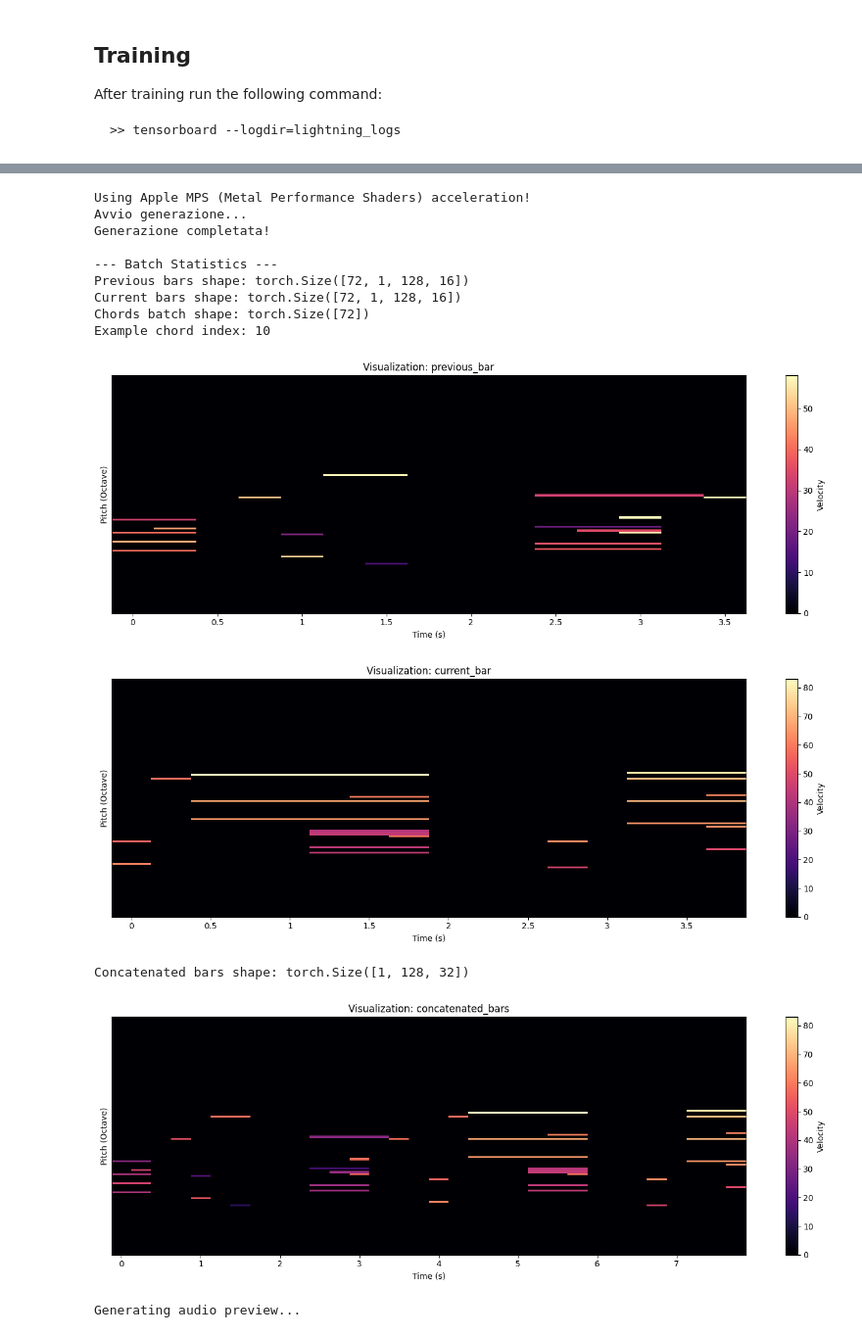
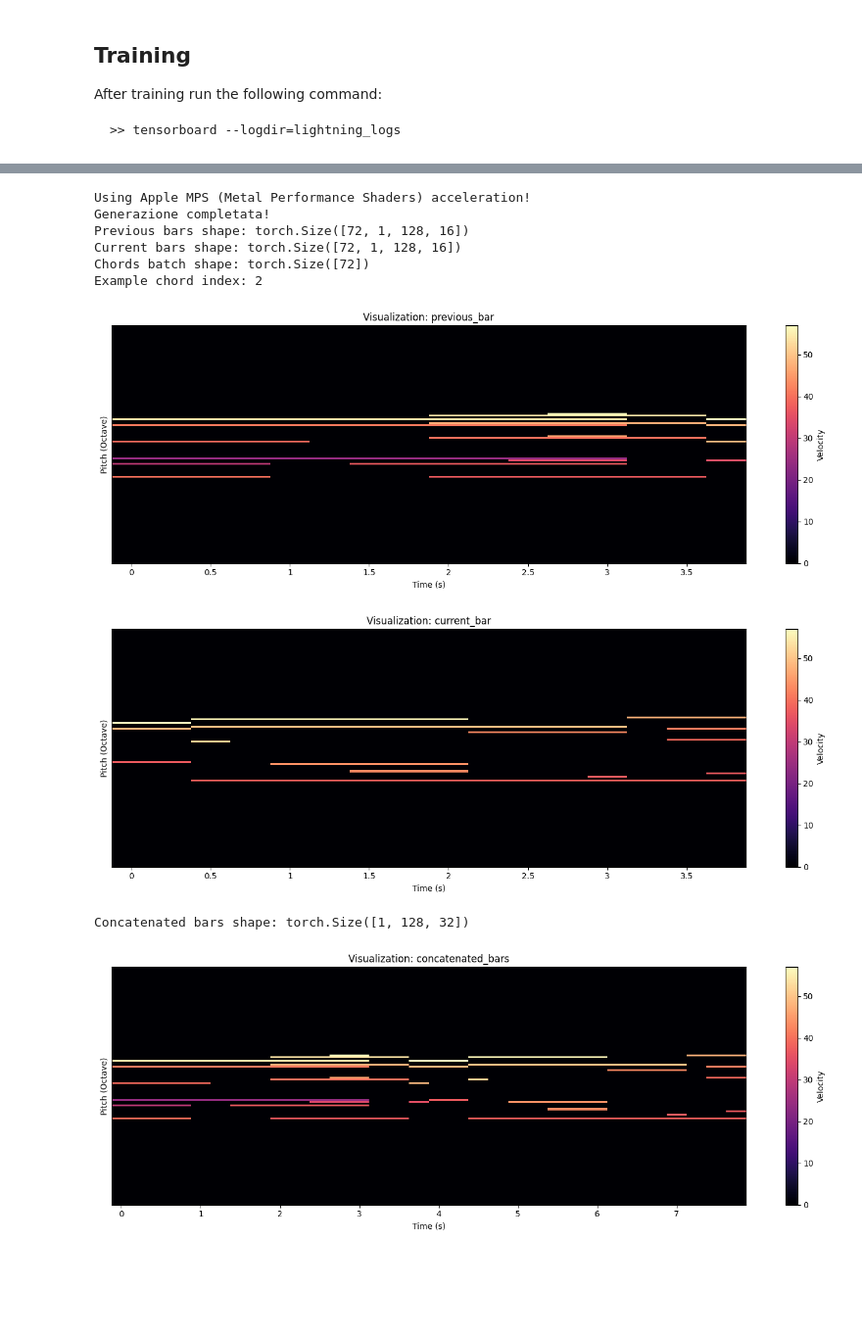
Before and after one commit to Andre1372/NNDL-project, a Jupyter notebook: notebooks/main_training.ipynb, the cells around one changed output, grey strips where cells are left out. Shown at 98% size. Drawn from its saved outputs; the diff is of its cells as text; code cells hidden in the pictures; blank space fills up the shorter version.

```diff
--- a/notebooks/main_training.ipynb
+++ b/notebooks/main_training.ipynb
@@ -101,20 +101,18 @@ checkpoint_callback = pl.callbacks.ModelCheckpoint(
 )
 
 # Configurazione Early Stopping
-'''
 early_stopping_callback = pl.callbacks.EarlyStopping(
     monitor='g_loss',
     patience=5,
     mode='min',
     verbose=True
 )
-'''
 
 trainer = LightningTrainer(
-    max_epochs=8,
+    max_epochs=2,
     accelerator='auto',
     checkpoint_callback=checkpoint_callback,
-    #early_stopping_callback=early_stopping_callback,
+    early_stopping_callback=None,
     enable_logging=True,
     experiment_name='pianogan_working_test'
 )
@@ -144,8 +142,4 @@ Starting Training...
 # %%
-import torch
-import IPython.display
-import numpy as np
-
 # Rilevamento automatico del device
 device = torch.device("cuda" if torch.cuda.is_available() else "cpu")
 
@@ -157,99 +151,73 @@ else:
     print(f"Using device: {device}")
 
 # Sposta il modello sul device corretto
-# Assicurati che 'model' sia definito in una cella precedente
 model.to(device)
 
 # --- Ora procedi con la generazione ---
 model.eval()
 
-# Prepara i dati di test (dal validation loader)
-# Nota: prev e chord devono essere spostati sul device per il modello
-try:
-    prev, curr, chord = next(iter(val_loader))
-except NameError:
-    # Fallback se val_loader non è definito, usiamo train_loader
-    prev, curr, chord = next(iter(train_loader))
+# Prepara i dati di test
+prev, curr, chord = next(iter(val_loader))
 
+# IMPORTANTE: Anche i tensori di input devono andare sullo stesso device!
 prev = prev.to(device)
 chord = chord.to(device)
-# Generiamo rumore random sullo stesso device
 noise = torch.randn(prev.size(0), 100, device=device)
 
 # Genera
-print("Avvio generazione...")
 with torch.no_grad():
     generated_music = model(noise, prev, chord)
 
 print("Generazione completata!")
 
-# --- VISUALIZZAZIONE ---
-# Estrai un nuovo batch dal train_loader per visualizzare i dati originali
-# (O usa le variabili 'prev'/'curr' di sopra se vuoi vedere quelle)
-prev_bar_batch, current_bar_batch, chord_idx_batch = next(iter(train_loader))
+# Visualize a sample from the DataLoader
+# Estrai un batch
 
-print("\n--- Batch Statistics ---")
-print("Previous bars shape:", prev_bar_batch.shape)
-print("Current bars shape:", current_bar_batch.shape)
-print("Chords batch shape:", chord_idx_batch.shape)
-print(f"Example chord index: {chord_idx_batch[1].item()}")
+prev_bar, current_bar, chord_idx = next(iter(train_loader))
 
-# --- VISUALIZATION: PREVIOUS BAR ---
-# Selezioniamo l'indice [1] come nel tuo esempio originale
-# Usiamo .cpu() per sicurezza e .numpy()
-prev_data = prev_bar_batch[1].squeeze().cpu().numpy() * 100
-prev_pm = piano_roll_to_pretty_midi(prev_data, fs=4)
+print("Previous bars shape:", prev_bar.shape)
+print("Current bars shape:", current_bar.shape)
+print("Chords batch shape:", chord_idx.shape)
+print(f"Example chord index: {chord_idx[0].item()}") # Stampa l'indice dell'accordo del primo campione
 
+# ho usato il codice di main_preprocessing per la visualizzazione
+
+# forse andava normalizzato (lasciato al lettore per esercizio XD)
+prev_pm = piano_roll_to_pretty_midi(prev_bar[1].squeeze().numpy()*100, fs=4)
 display_prettymidi(
     prev_pm,
     fs=4,
     title=f"Visualization: previous_bar"
 )
-
-# --- VISUALIZATION: CURRENT BAR ---
-current_data = current_bar_batch[1].squeeze().cpu().numpy() * 100
-current_pm = piano_roll_to_pretty_midi(current_data, fs=4)
-
+current_pm = piano_roll_to_pretty_midi(current_bar[1].squeeze().numpy()*100, fs=4)
 display_prettymidi(
     current_pm,
     fs=4,
     title=f"Visualization: current_bar"
 )
 
-# --- VISUALIZATION: CONCATENATED ---
-# Concateniamo lungo l'asse temporale.
-# Assumendo shape (Pitch, Time), concateniamo su dim=1.
-# Se sono tensori PyTorch:
-concatenated_bars = torch.cat((prev_bar_batch[1], current_bar_batch[1]), dim=-1) # dim=-1 è l'ultima dimensione (tempo)
-
+# Concatenate previous and current bars
+concatenated_bars = torch.cat((prev_bar[1], current_bar[1]), dim=2)  # Concatenate along time axis
 print("Concatenated bars shape:", concatenated_bars.shape)
 
-concatenated_data = concatenated_bars.squeeze().cpu().numpy() * 100
-concatenated_pm = piano_roll_to_pretty_midi(concatenated_data, fs=4)
-
+concatenated_pm = piano_roll_to_pretty_midi(concatenated_bars.squeeze().numpy()*100, fs=4)
 display_prettymidi(
     concatenated_pm,
     fs=4,
     title=f"Visualization: concatenated_bars"
 )
 
-# Riproduzione Audio
-print("Generating audio preview...")
 audio = IPython.display.Audio(concatenated_pm.fluidsynth(fs=16000), rate=16000)
 IPython.display.display(audio)
 # %% [output]
 Using Apple MPS (Metal Performance Shaders) acceleration!
-Avvio generazione...
 Generazione completata!
-
---- Batch Statistics ---
 Previous bars shape: torch.Size([72, 1, 128, 16])
 Current bars shape: torch.Size([72, 1, 128, 16])
 Chords batch shape: torch.Size([72])
-Example chord index: 10
+Example chord index: 2
-[figure, old version]
+[figure, new version]
-[figure, old version]
+[figure, new version]
 Concatenated bars shape: torch.Size([1, 128, 32])
-[figure, old version]
+[figure, new version]
-Generating audio preview...
 [interactive output not drawn]
```
Also changed, not shown: parts of 6 cells of this notebook, 2 other files.
